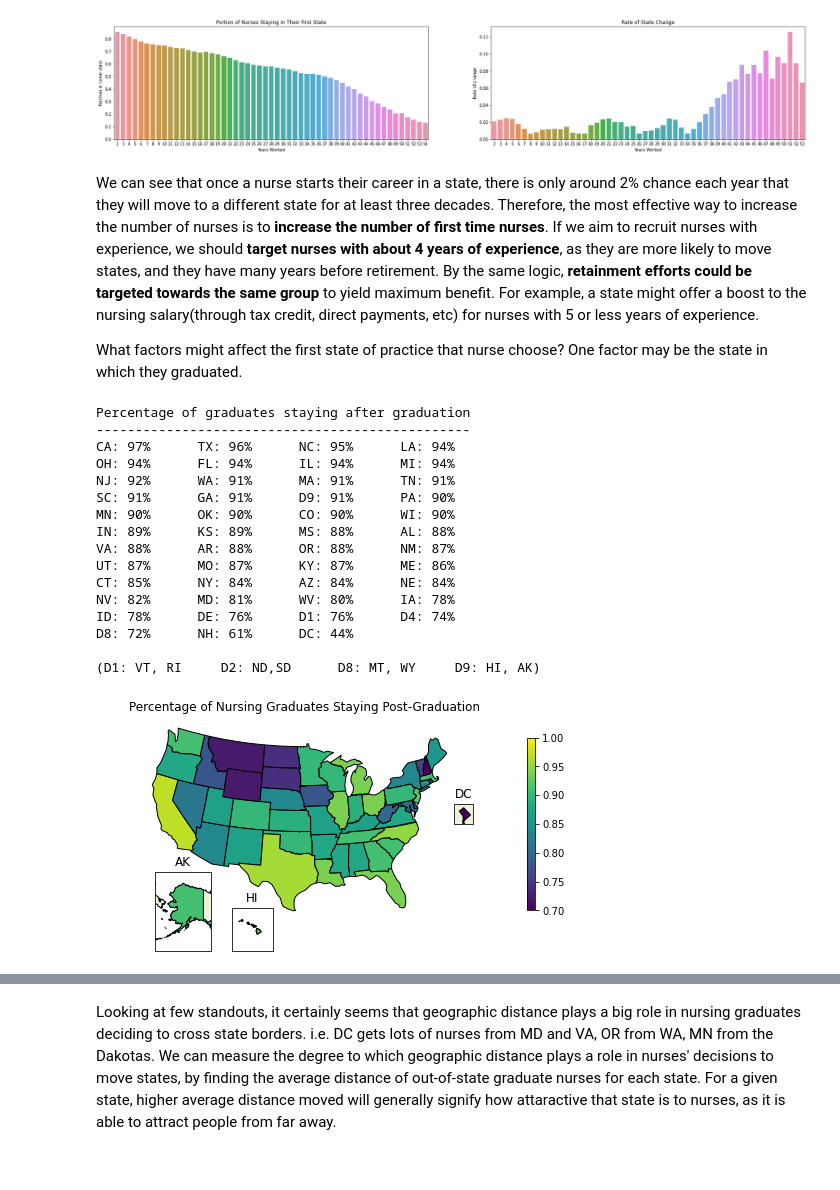
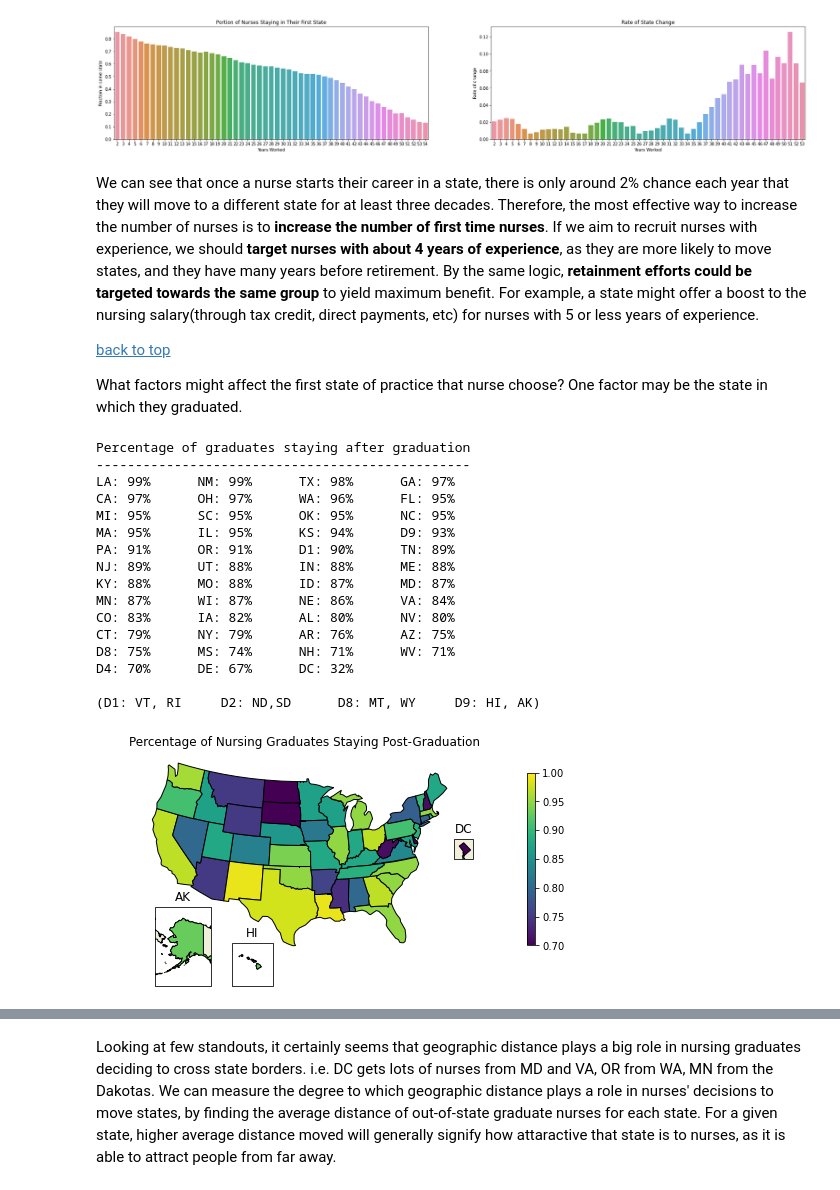
Before and after one commit to tk0802kim/Analysis-of-Nursing-Data, a Jupyter notebook: nursing_analysis.ipynb, the cells around one changed output, grey strips where cells are left out. Cells and saved outputs as stored; diff of their text form; code cells hidden in the pictures.

```diff
--- a/nursing_analysis.ipynb
+++ b/nursing_analysis.ipynb
@@ -939,14 +971,17 @@ ax[1].set_ylabel('Rate of change')
 Text(0, 0.5, 'Rate of change')
 [figure]
 # %% [markdown]
+<a id='state_1'></a>
 We can see that once a nurse starts their career in a state, there is only around 2% chance each year that they will move to a different state for at least three decades. Therefore, the most effective way to increase the number of nurses is to **increase the number of first time nurses**. If we aim to recruit nurses with experience, we should **target nurses with about 4 years of experience**, as they are more likely to move states, and they have many years before retirement. By the same logic, **retainment efforts could be targeted towards the same group** to yield maximum benefit. For example, a state might offer a boost to the nursing salary(through tax credit, direct payments, etc) for nurses with 5 or less years of experience.
 
+[back to top](#top_summary)
+
 What factors might affect the first state of practice that nurse choose? One factor may be the state in which they graduated.
 # %%
 st_list =df_2018['ED_NDLOC_ST_PUF'].unique()
-df_gfc = pd.DataFrame(data={'grad':[df_2018.loc[lambda df:(df['ED_NDLOC_ST_PUF']==st),'RKRNWGTA'].sum() for st in st_list],
-                       'first':[df_2018.loc[lambda df:(df['ED_FRN_ST_PUF']==st),'RKRNWGTA'].sum() for st in st_list],
-                       'current':[df_2018.loc[lambda df:(df['PN_LOC_ST_PUF']==st),'RKRNWGTA'].sum() for st in st_list]},
+df_gfc = pd.DataFrame(data={'grad': [df_2018.loc[lambda df:(df['ED_NDLOC_ST_PUF'] == st)&(df['ED_FRN_YR_PUF']>=2013), 'RKRNWGTA'].sum() for st in st_list],
+                        'first': [df_2018.loc[lambda df:(df['ED_FRN_ST_PUF'] == st)&(df['ED_FRN_YR_PUF']>=2013), 'RKRNWGTA'].sum() for st in st_list],
+                        'current': [df_2018.loc[lambda df:(df['PN_LOC_ST_PUF'] == st)&(df['ED_FRN_YR_PUF']>=2013), 'RKRNWGTA'].sum() for st in st_list]},
                       index=st_list)
 df_gfc.drop(index='.L',inplace=True)
 
@@ -960,7 +995,7 @@ hm_gf_raw = np.zeros(shape=(df_gfc.shape[0],df_gfc.shape[0]),dtype=int) #y,x
 for gsi,gs in enumerate(graduated_state_axis):
     for fsi,fs in enumerate(graduated_state_axis):  #enumerate over gsa so x and y axis will have the same order
         try:
-            hm_gf_raw[gsi][fsi] =df_2018.loc[lambda df:(df['ED_NDLOC_ST_PUF']==gs)&(df['ED_FRN_ST_PUF']==fs),'RKRNWGTA'].sum()
+            hm_gf_raw[gsi][fsi] = df_2018.loc[lambda df:(df['ED_NDLOC_ST_PUF'] == gs)&(df['ED_FRN_ST_PUF'] == fs)&(df['ED_FRN_YR_PUF']>=2013), 'RKRNWGTA'].sum()
         except:
             pass
 
@@ -986,45 +1021,45 @@ for i in range(df_gfc.shape[0]):
         print(report)
         report = ''
 else:
     if i%4 != 3:
         print(report)
 
 region_explain()
 
 
 #draw heatmap
 map_data = {}
 cmap = plt.cm.get_cmap('viridis')
 data_range = [0.7, 1]
 map_title = 'Percentage of Nursing Graduates Staying Post-Graduation'
 for i in range(df_gfc.shape[0]):
     stname = graduated_state_axis[i]
     if stname in region.keys():
         for st in region[stname]:
             map_data[st]=cmap((hm_gf[i,i]-70)/30)
     else:
         map_data[stname]=cmap((hm_gf[i,i]-70)/30)
 
 
 from us_map import make_map
 make_map(map_data,cmap,data_range,map_title)
 # %% [output]
 Percentage of graduates staying after graduation
 ------------------------------------------------
-CA: 97%      TX: 96%      NC: 95%      LA: 94%
-OH: 94%      FL: 94%      IL: 94%      MI: 94%
-NJ: 92%      WA: 91%      MA: 91%      TN: 91%
-SC: 91%      GA: 91%      D9: 91%      PA: 90%
-MN: 90%      OK: 90%      CO: 90%      WI: 90%
-IN: 89%      KS: 89%      MS: 88%      AL: 88%
-VA: 88%      AR: 88%      OR: 88%      NM: 87%
-UT: 87%      MO: 87%      KY: 87%      ME: 86%
-CT: 85%      NY: 84%      AZ: 84%      NE: 84%
-NV: 82%      MD: 81%      WV: 80%      IA: 78%
-ID: 78%      DE: 76%      D1: 76%      D4: 74%
-D8: 72%      NH: 61%      DC: 44%
+LA: 99%      NM: 99%      TX: 98%      GA: 97%
+CA: 97%      OH: 97%      WA: 96%      FL: 95%
+MI: 95%      SC: 95%      OK: 95%      NC: 95%
+MA: 95%      IL: 95%      KS: 94%      D9: 93%
+PA: 91%      OR: 91%      D1: 90%      TN: 89%
+NJ: 89%      UT: 88%      IN: 88%      ME: 88%
+KY: 88%      MO: 88%      ID: 87%      MD: 87%
+MN: 87%      WI: 87%      NE: 86%      VA: 84%
+CO: 83%      IA: 82%      AL: 80%      NV: 80%
+CT: 79%      NY: 79%      AR: 76%      AZ: 75%
+D8: 75%      MS: 74%      NH: 71%      WV: 71%
+D4: 70%      DE: 67%      DC: 32%
 
 (D1: VT, RI     D2: ND,SD      D8: MT, WY     D9: HI, AK)
-[figure, old version]
+[figure, new version]
 # %% [markdown]
 As expected, all states(except DC) got majority of their own graduates to stay for their first jobs. So first recommendation for any state is to
```
Also changed, not shown: parts of 28 cells of this notebook, 2 other files.
